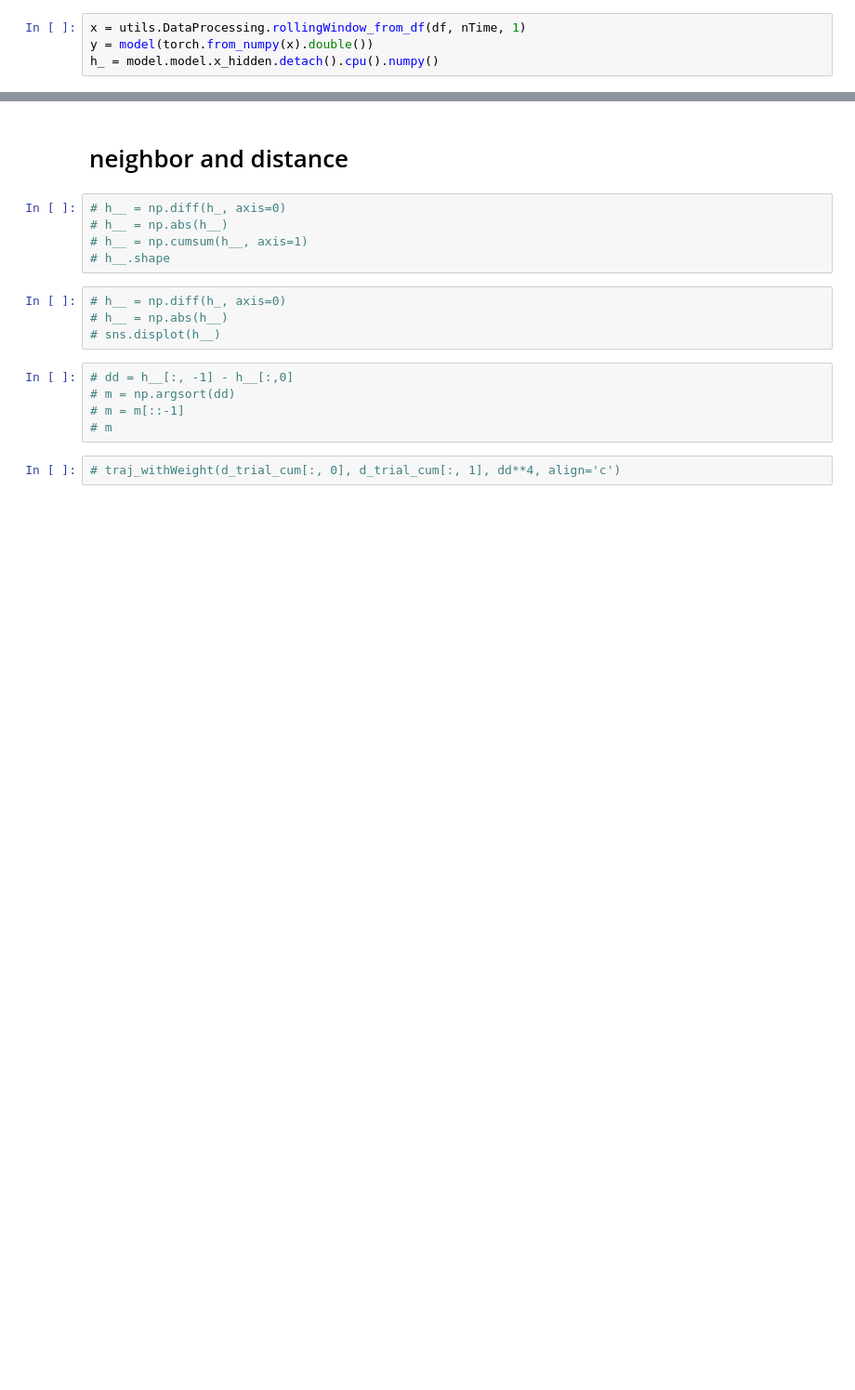
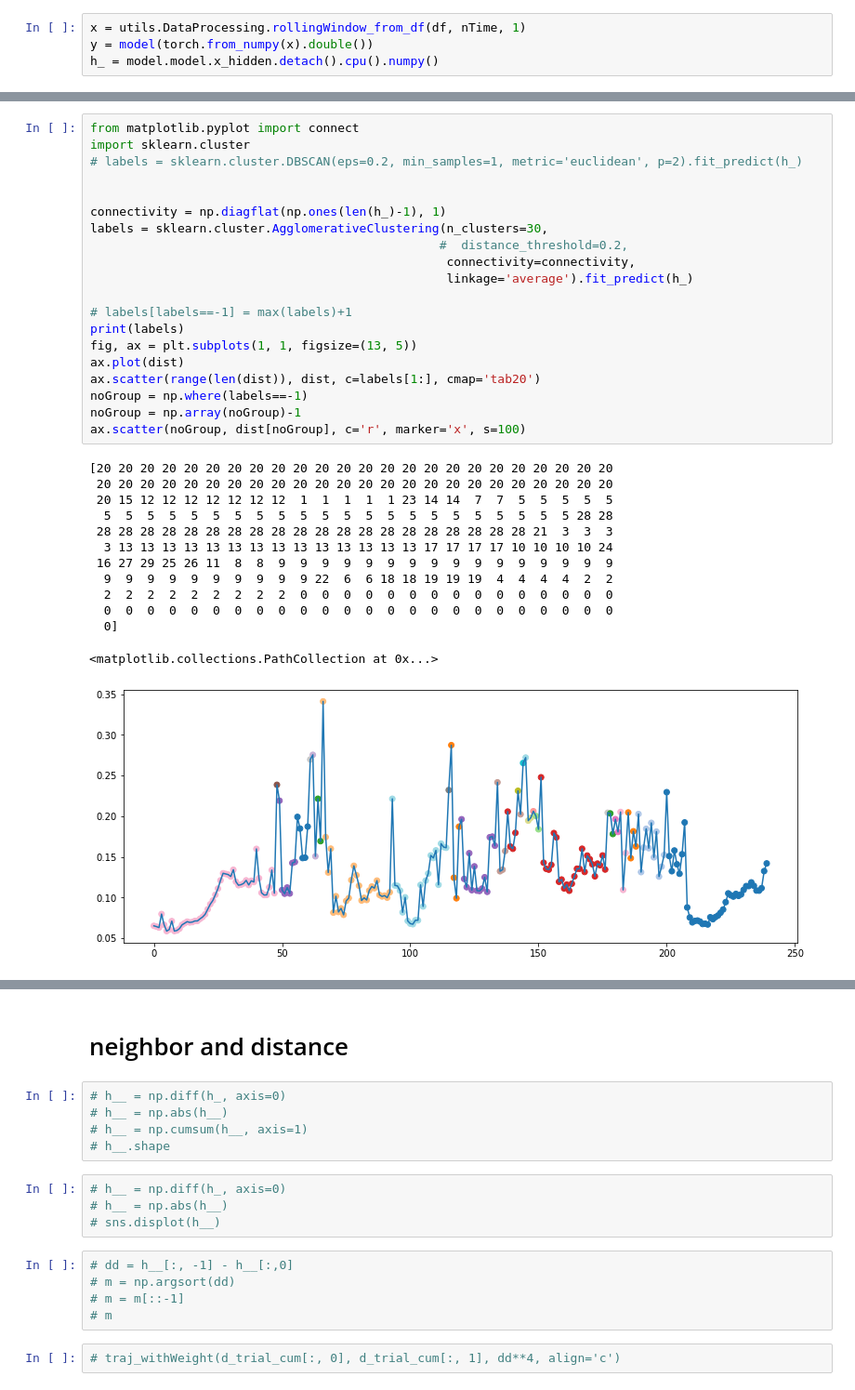
Before and after one commit to acercyc/Keio-Testing_analysis, a Jupyter notebook: src/test_detect_change_action_plan_20220720.ipynb, the cells around one changed output, grey strips where cells are left out. Shown at 93% size. Saved outputs shown, nothing was run; the diff lists cells and outputs as text; blank space fills up the shorter version.

```diff
--- a/src/test_detect_change_action_plan_20220720.ipynb
+++ b/src/test_detect_change_action_plan_20220720.ipynb
@@ -76,3 +77,37 @@ ax.plot(dist)
+# %%
+from matplotlib.pyplot import connect
+import sklearn.cluster
+# labels = sklearn.cluster.DBSCAN(eps=0.2, min_samples=1, metric='euclidean', p=2).fit_predict(h_)
+
+
+connectivity = np.diagflat(np.ones(len(h_)-1), 1)
+labels = sklearn.cluster.AgglomerativeClustering(n_clusters=30,
+                                                #  distance_threshold=0.2,
+                                                 connectivity=connectivity,
+                                                 linkage='average').fit_predict(h_)
+
+# labels[labels==-1] = max(labels)+1
+print(labels)
+fig, ax = plt.subplots(1, 1, figsize=(13, 5))
+ax.plot(dist)
+ax.scatter(range(len(dist)), dist, c=labels[1:], cmap='tab20')
+noGroup = np.where(labels==-1)
+noGroup = np.array(noGroup)-1
+ax.scatter(noGroup, dist[noGroup], c='r', marker='x', s=100)
+# %% [output]
+[20 20 20 20 20 20 20 20 20 20 20 20 20 20 20 20 20 20 20 20 20 20 20 20
+ 20 20 20 20 20 20 20 20 20 20 20 20 20 20 20 20 20 20 20 20 20 20 20 20
+ 20 15 12 12 12 12 12 12 12  1  1  1  1  1 23 14 14  7  7  5  5  5  5  5
+  5  5  5  5  5  5  5  5  5  5  5  5  5  5  5  5  5  5  5  5  5  5 28 28
+ 28 28 28 28 28 28 28 28 28 28 28 28 28 28 28 28 28 28 28 28 21  3  3  3
+  3 13 13 13 13 13 13 13 13 13 13 13 13 13 13 17 17 17 17 10 10 10 10 24
+ 16 27 29 25 26 11  8  8  9  9  9  9  9  9  9  9  9  9  9  9  9  9  9  9
+  9  9  9  9  9  9  9  9  9  9 22  6  6 18 18 19 19 19  4  4  4  4  2  2
+  2  2  2  2  2  2  2  2  2  0  0  0  0  0  0  0  0  0  0  0  0  0  0  0
+  0  0  0  0  0  0  0  0  0  0  0  0  0  0  0  0  0  0  0  0  0  0  0  0
+  0]
+<matplotlib.collections.PathCollection at 0x...>
+[figure, added]
 # %%
 def traj_withWeight(x, y, w, align='e', ax=None, seqColormap='viridis', minSize=10):
     ''' Plot trajectory with weights
```
Also changed, not shown: parts of 5 cells of this notebook.
